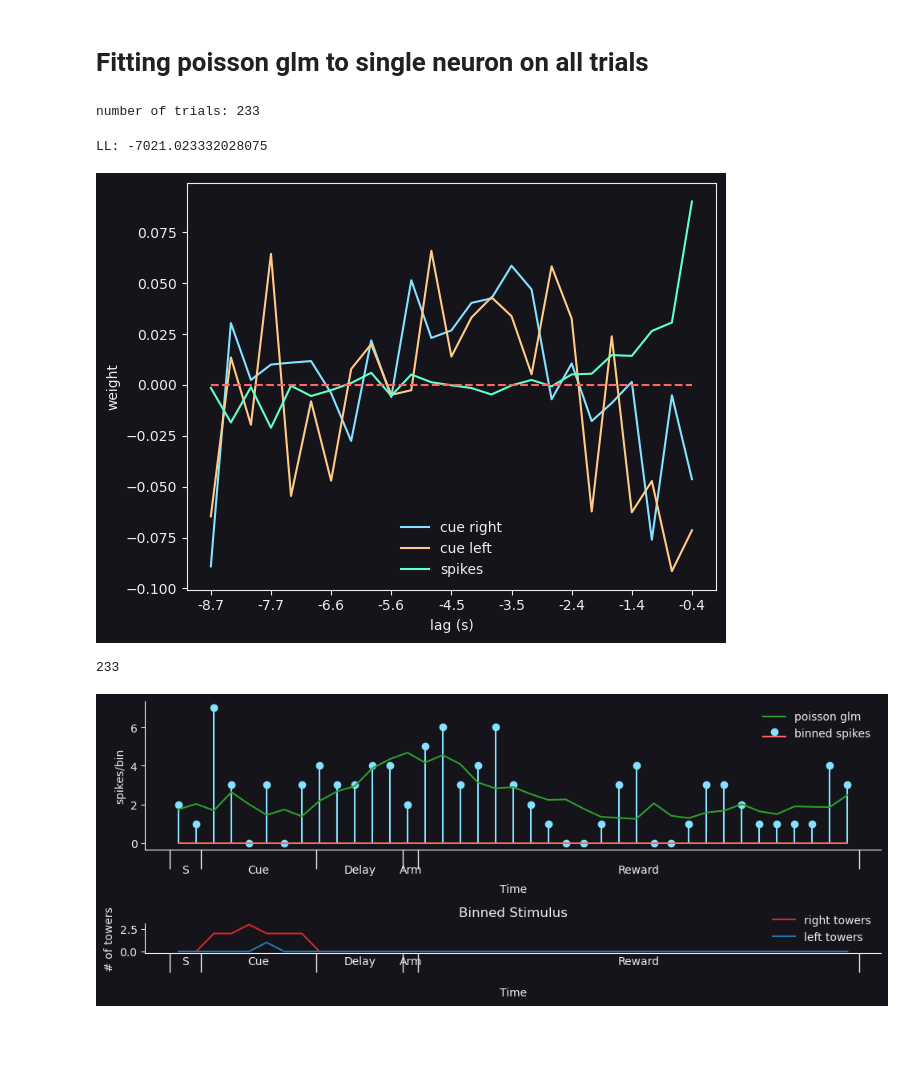
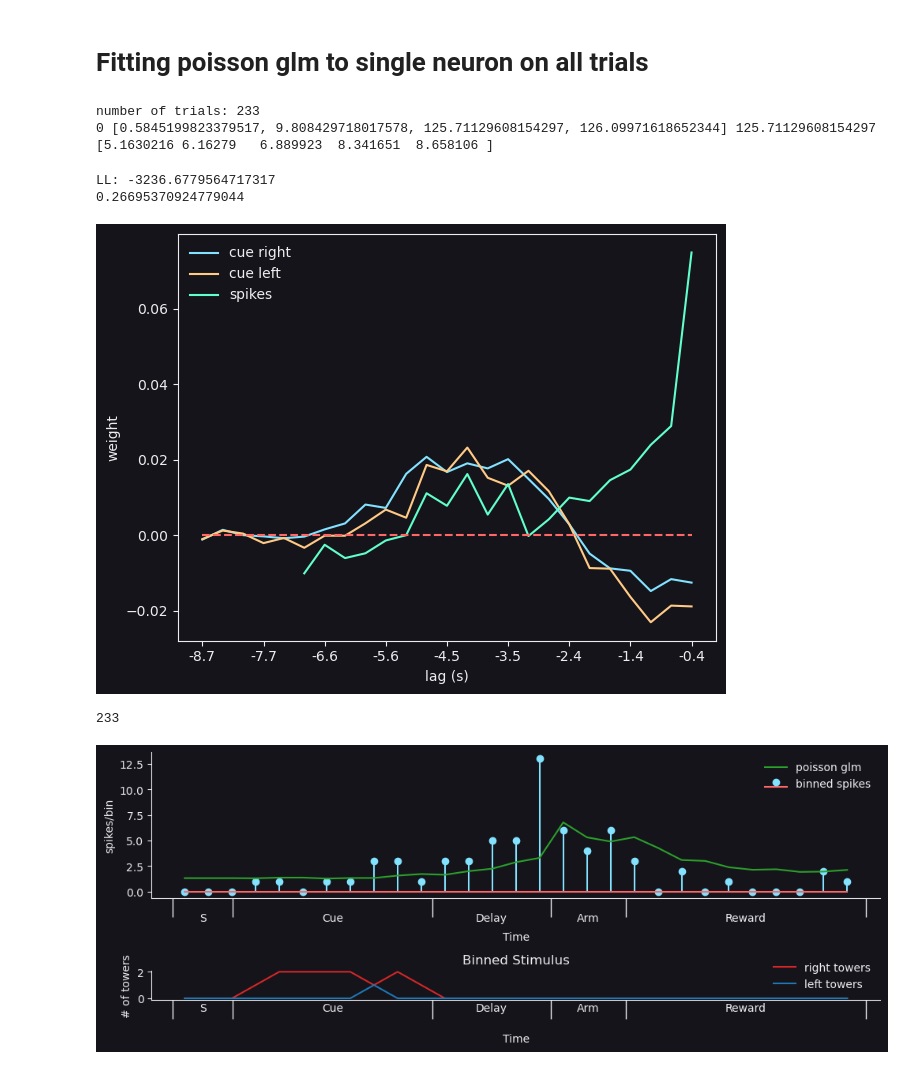
Before and after one commit to thejuc/towers_glm_hmm, a Jupyter notebook: glm_test.ipynb, the cells around one changed output. Saved outputs shown, nothing was run; the diff lists cells and outputs as text; code cells hidden in the pictures; blank space fills up the shorter version.

```diff
--- a/glm_test.ipynb
+++ b/glm_test.ipynb
@@ -135,18 +135,26 @@ print(f'number of trials: {trial_indices.size}')
 X = []
 y = []
 filt_len = 25
+sp_filt_len = 20
 bin_size = 0.35
 
 for trial_idx in trial_indices:
-    trial_start = data["trialStart"][trial_idx]
-    trial_end = data["trialEnd"][trial_idx]
+    keyframes = data["keyFrames"][trial_idx]
+    keyframe_times = data["time"][trial_idx][keyframes.astype(int)].tolist()
+    # trial_start = data["trialStart"][trial_idx]
+    # trial_end = data["trialEnd"][trial_idx]
+    # lcue_times = data["cueOnset_L"][trial_idx]
+    # rcue_times = data["cueOnset_R"][trial_idx]
+    trial_start = keyframe_times[0] + data["trialStart"][trial_idx]
+    trial_end = keyframe_times[2] + trial_start
+    lcue_times = data["cueOnset_L"][trial_idx] - keyframe_times[0] # remove keyframe subtraction if using all phases of trial
+    rcue_times = data["cueOnset_R"][trial_idx] - keyframe_times[0]
+
     trial_length = trial_end - trial_start
     spikes = data["spikes"][neuron]
     spikes = spikes[(spikes > trial_start) * (spikes < trial_end)]
-    keyframes = data["keyFrames"][trial_idx]
-    keyframe_times = data["time"][trial_idx][keyframes.astype(int)].tolist()
-    lcue_times = data["cueOnset_L"][trial_idx]
-    rcue_times = data["cueOnset_R"][trial_idx]
+
+
 
     bins = np.arange(0, trial_length, bin_size)
     bin_centers = np.convolve(bins, [0.5, 0.5], mode="valid")
@@ -163,52 +171,68 @@ for trial_idx in trial_indices:
     padded_ev = np.pad(binned_ev, (filt_len - 1, 0), constant_values=(0, 0))
     X_ev = hankel(padded_ev[: -filt_len + 1], padded_stiml[-filt_len:])
 
-    padded_spikes = np.pad(binned_spikes[:-1], (filt_len, 0), constant_values=(0, 0))
-    X_sp = hankel(padded_spikes[: -filt_len + 1], padded_spikes[-filt_len:])
+    padded_spikes = np.pad(binned_spikes[:-1], (sp_filt_len, 0), constant_values=(0, 0))
+    X_sp = hankel(padded_spikes[: -sp_filt_len + 1], padded_spikes[-sp_filt_len:])
 
     X.append(np.hstack((X_sr, X_sl, X_sp, np.ones((X_sp.shape[0], 1)))))
+    # X.append(np.hstack((X_sr, X_sl, np.ones((X_sp.shape[0], 1)))))
+
     y.append(binned_spikes[:, np.newaxis])
 
 X = np.vstack(X)
 y = np.vstack(y)
 
 #,
+print(0, keyframe_times, trial_end-trial_start)
+print(rcue_times)
 # %% [output]
 number of trials: 233
+0 [0.5845199823379517, 9.808429718017578, 125.71129608154297, 126.09971618652344] 125.71129608154297
+[5.1630216 6.16279   6.889923  8.341651  8.658106 ]
 # %%
 weights = np.zeros(y.shape[0]) * 0.0001
 weights[:1000] = 1
 
 glm = sm.GLM(endog=y, exog=X, family=sm.families.Poisson())#, freq_weights=weights)
 
-res = glm.fit(max_iter=1000, tol=1e-6, tol_criterion="params")
-
+# res = glm.fit(max_iter=1000, tol=1e-6, tol_criterion="params")
+alpha = 2 * np.ones(X.shape[1])
+alpha[-1] = 0
+res = glm.fit_regularized(alpha=alpha, L1_wt=0.0, maxiter=1000, cnvrg_tol=1e-6)
 w = res.params
 rate = np.exp(X@w)
 
 LL = y.T @ np.log(rate) - rate.sum()
 print(f"LL: {LL[0]}")
 
 fig, ax = plt.subplots()
-ax.plot(w[:-1].reshape(-1, filt_len).T, label=["cue right", "cue left", "spikes"])
+ax.plot(w[:(2*filt_len)].reshape(-1, filt_len).T, label=["cue right", "cue left"])
+ax.plot(np.arange(filt_len)[-sp_filt_len:], w[(2*filt_len):-1], label='spikes')
+
+# ax.plot(w[:-1].reshape(-1, filt_len).T, label=["cue right", "cue left"])
+
 ax.plot(np.arange(filt_len), np.zeros(filt_len), "--")
 ax.legend()
 xlabels = np.round(
     -1 * np.arange(bin_size, filt_len * bin_size + bin_size, bin_size)[::-3], 1
 )
 ax.set_xticks(np.arange(filt_len)[::3], xlabels)
 ax.set_xlabel("lag (s)")
 ax.set_ylabel("weight")
 plt.tight_layout()
+
+
+print(w[-1])
 # %% [output]
-LL: -7021.023332028075
+LL: -3236.6779564717317
+0.26695370924779044
-[figure, old version]
+[figure, new version]
 # %%
 fig, axs = plt.subplots(2, 1, figsize=(10, 4), gridspec_kw={"height_ratios": [5, 1]})
 
 
 sort_idx = np.argsort(data['nCues_RminusL'][data["currMaze"] > 7])  # ordered index of (lots of left cues) -> (lots of right cues)
-plot_trial = sort_idx[-1]
+plot_trial = sort_idx[-3]
 print(sort_idx.size)
 
 trial_idx = np.nonzero(data["currMaze"] > 7)[0][plot_trial]
@@ -232,10 +256,12 @@ X_sr = hankel(padded_stimr[: -filt_len + 1], padded_stimr[-filt_len:])
 padded_stiml = np.pad(binned_stiml, (filt_len - 1, 0), constant_values=(0, 0))
 X_sl = hankel(padded_stiml[: -filt_len + 1], padded_stiml[-filt_len:])
 
-padded_spikes = np.pad(binned_spikes[:-1], (filt_len, 0), constant_values=(0, 0))
-X_sp = hankel(padded_spikes[: -filt_len + 1], padded_spikes[-filt_len:])
+padded_spikes = np.pad(binned_spikes[:-1], (sp_filt_len, 0), constant_values=(0, 0))
+X_sp = hankel(padded_spikes[: -sp_filt_len + 1], padded_spikes[-sp_filt_len:])
 
 X_plot = np.hstack((X_sr, X_sl, X_sp, np.ones((X_sp.shape[0], 1))))
+# X_plot = np.hstack((X_sr, X_sl, np.ones((X_sp.shape[0], 1))))
+
 y_plot = binned_spikes[:, np.newaxis]
 # y_pred = np.exp(pGLM_const + X_plot[:, :-1] @ pGLM_filt)
 y_pred = np.exp(X_plot @ w)
@@ -257,7 +283,7 @@ plt.tight_layout()
 sns.despine()
 # %% [output]
 233
-[figure, old version]
+[figure, new version]
 # %%
 fig, axs = plt.subplots(1, 2, gridspec_kw={'width_ratios': [5, 1]})
 sns.heatmap(X[:10, -25:-1], ax=axs[0], cbar=False)
```
Also changed, not shown: parts of 3 cells of this notebook, 2 other files.
